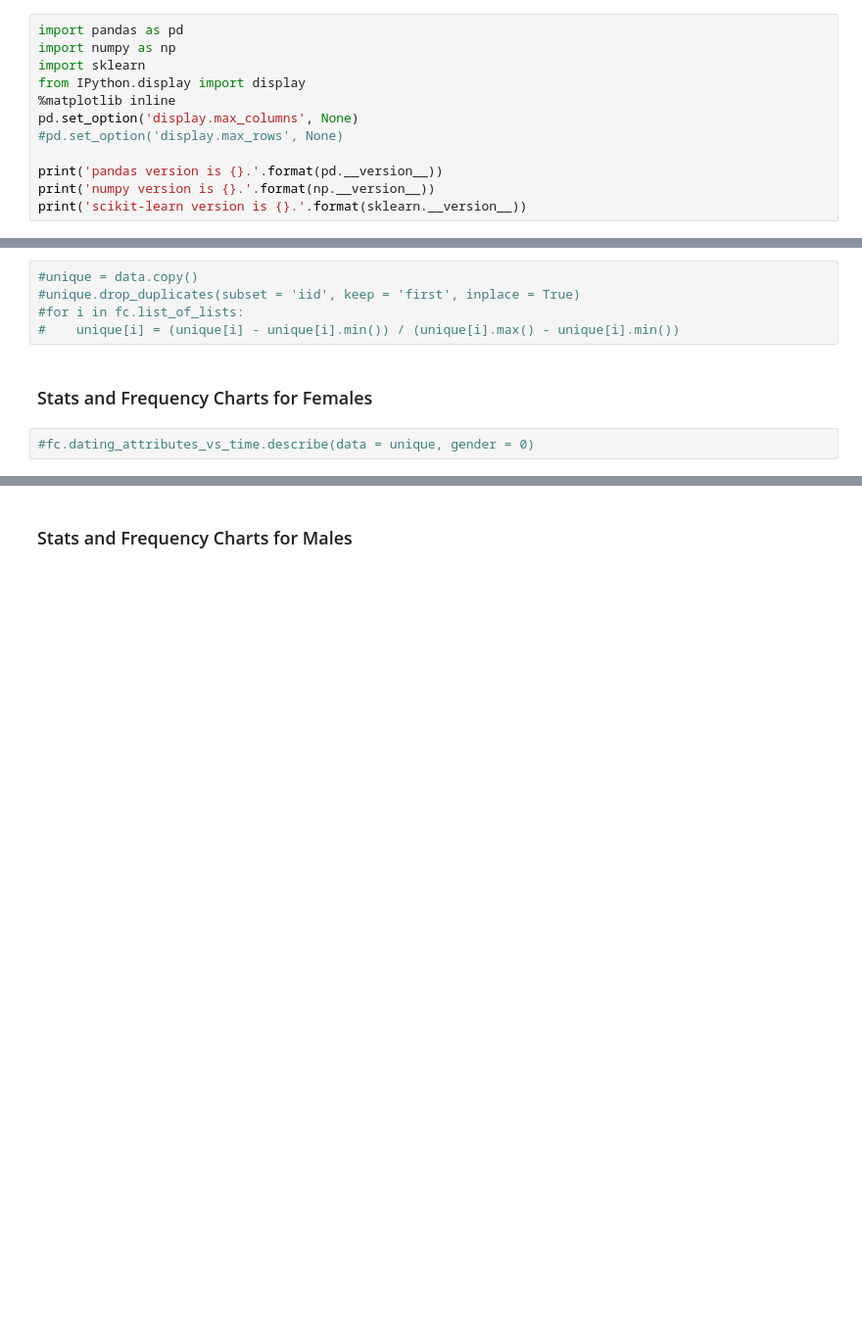
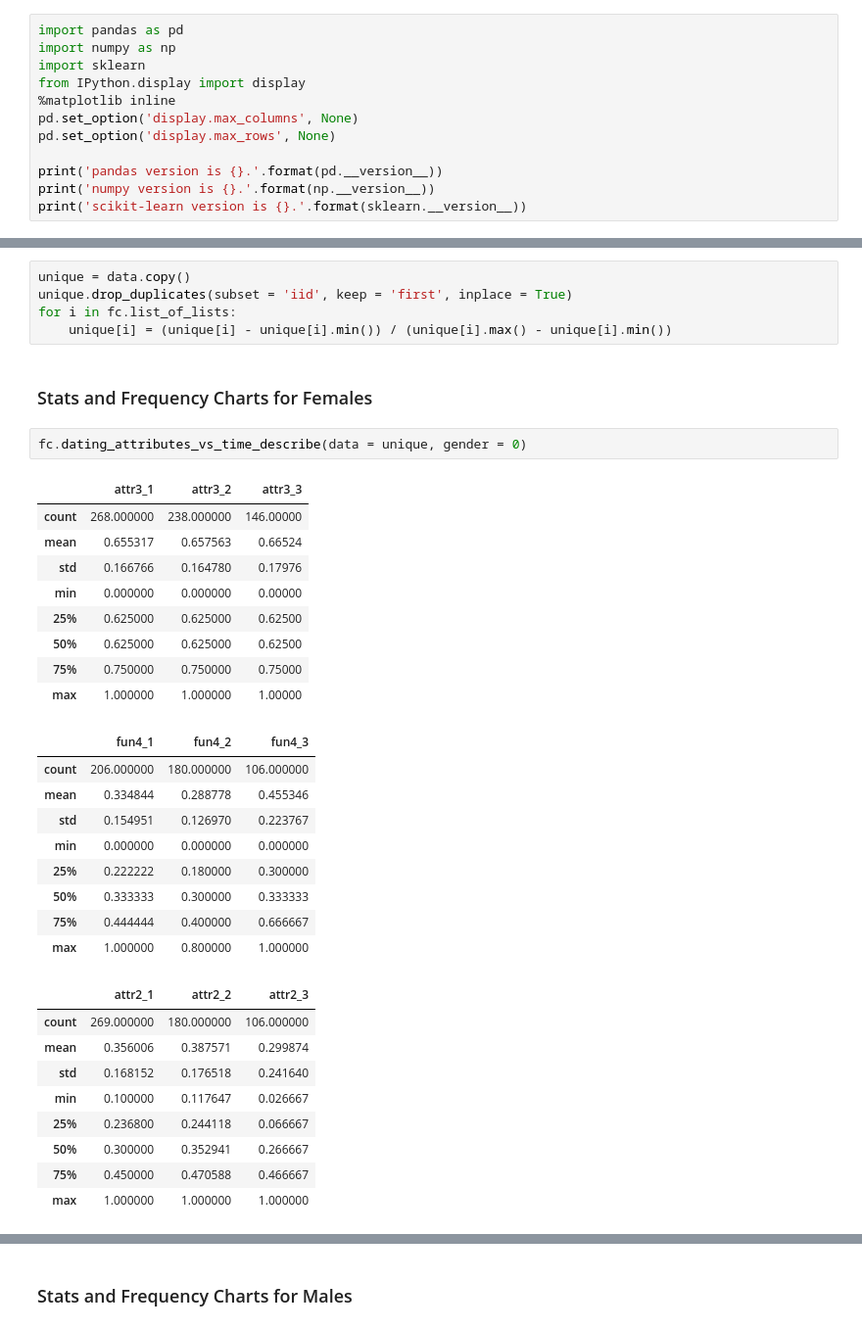
Before and after one commit to fiatveritas/Portfolio, a Jupyter notebook: Udacity_Project_5_Capstone/Love_At_First_Sight.ipynb, the cells around one changed output, grey strips where cells are left out. Shown at 98% size. Drawn from its saved outputs; the diff is of its cells as text; blank space fills up the shorter version.

```diff
--- a/Udacity_Project_5_Capstone/Love_At_First_Sight.ipynb
+++ b/Udacity_Project_5_Capstone/Love_At_First_Sight.ipynb
@@ -23,7 +23,7 @@ import sklearn
 from IPython.display import display
 %matplotlib inline
 pd.set_option('display.max_columns', None)
-#pd.set_option('display.max_rows', None)
+pd.set_option('display.max_rows', None)
 
 print('pandas version is {}.'.format(pd.__version__))
 print('numpy version is {}.'.format(np.__version__))
@@ -48,11 +48,39 @@ for i in fc.clean_up_2:
 # %% [markdown]
 <h2>Unique Profiles</h2>
 # %%
-#unique = data.copy()
-#unique.drop_duplicates(subset = 'iid', keep = 'first', inplace = True)
-#for i in fc.list_of_lists:
-#    unique[i] = (unique[i] - unique[i].min()) / (unique[i].max() - unique[i].min())
+unique = data.copy()
+unique.drop_duplicates(subset = 'iid', keep = 'first', inplace = True)
+for i in fc.list_of_lists:
+    unique[i] = (unique[i] - unique[i].min()) / (unique[i].max() - unique[i].min())
 # %% [markdown]
 <h3>Stats and Frequency Charts for Females</h3>
 # %%
-#fc.dating_attributes_vs_time.describe(data = unique, gender = 0)
+fc.dating_attributes_vs_time_describe(data = unique, gender = 0)
+# %% [output]
+|  | attr3_1 | attr3_2 | attr3_3 |
+| count | 268.000000 | 238.000000 | 146.00000 |
+| mean | 0.655317 | 0.657563 | 0.66524 |
+| std | 0.166766 | 0.164780 | 0.17976 |
+| min | 0.000000 | 0.000000 | 0.00000 |
+| 25% | 0.625000 | 0.625000 | 0.62500 |
+| 50% | 0.625000 | 0.625000 | 0.62500 |
+| 75% | 0.750000 | 0.750000 | 0.75000 |
+| max | 1.000000 | 1.000000 | 1.00000 |
+|  | fun4_1 | fun4_2 | fun4_3 |
+| count | 206.000000 | 180.000000 | 106.000000 |
+| mean | 0.334844 | 0.288778 | 0.455346 |
+| std | 0.154951 | 0.126970 | 0.223767 |
+| min | 0.000000 | 0.000000 | 0.000000 |
+| 25% | 0.222222 | 0.180000 | 0.300000 |
+| 50% | 0.333333 | 0.300000 | 0.333333 |
+| 75% | 0.444444 | 0.400000 | 0.666667 |
+| max | 1.000000 | 0.800000 | 1.000000 |
+|  | attr2_1 | attr2_2 | attr2_3 |
+| count | 269.000000 | 180.000000 | 106.000000 |
+| mean | 0.356006 | 0.387571 | 0.299874 |
+| std | 0.168152 | 0.176518 | 0.241640 |
+| min | 0.100000 | 0.117647 | 0.026667 |
+| 25% | 0.236800 | 0.244118 | 0.066667 |
+| 50% | 0.300000 | 0.352941 | 0.266667 |
+| 75% | 0.450000 | 0.470588 | 0.466667 |
+| max | 1.000000 | 1.000000 | 1.000000 |
```
Also changed, not shown: parts of 7 cells of this notebook.
